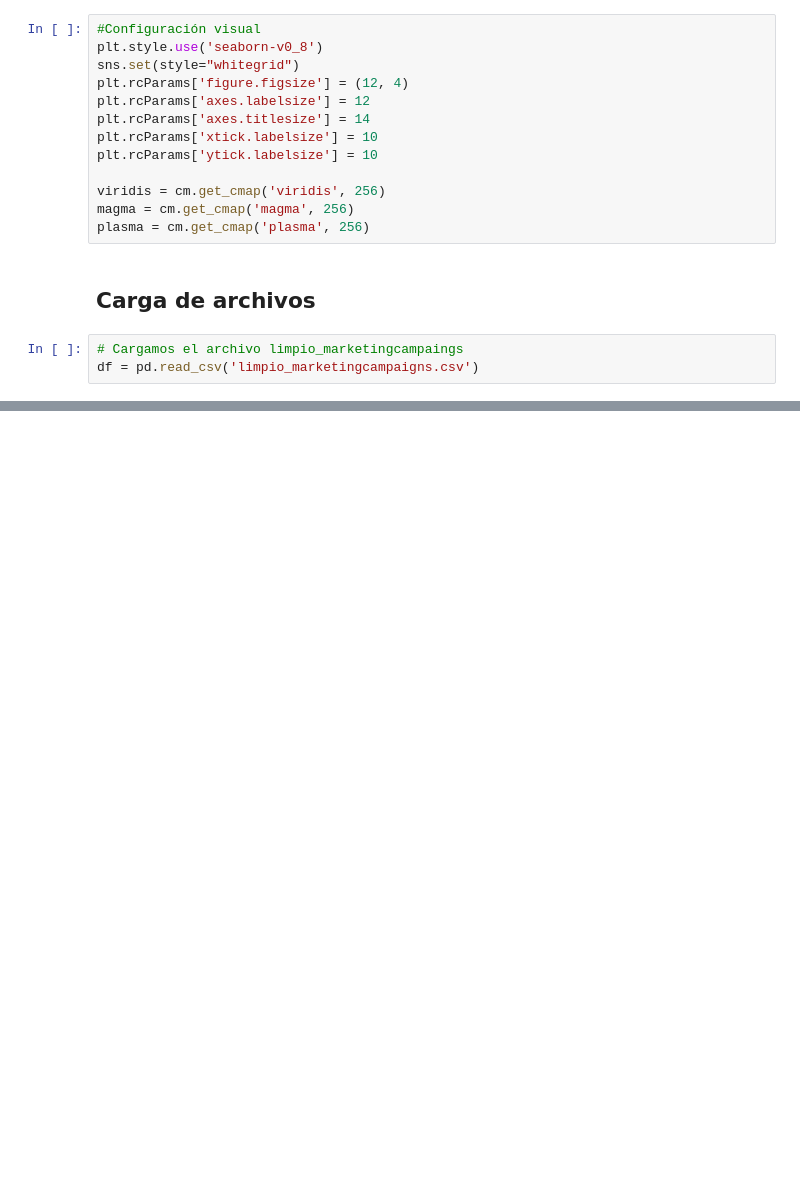
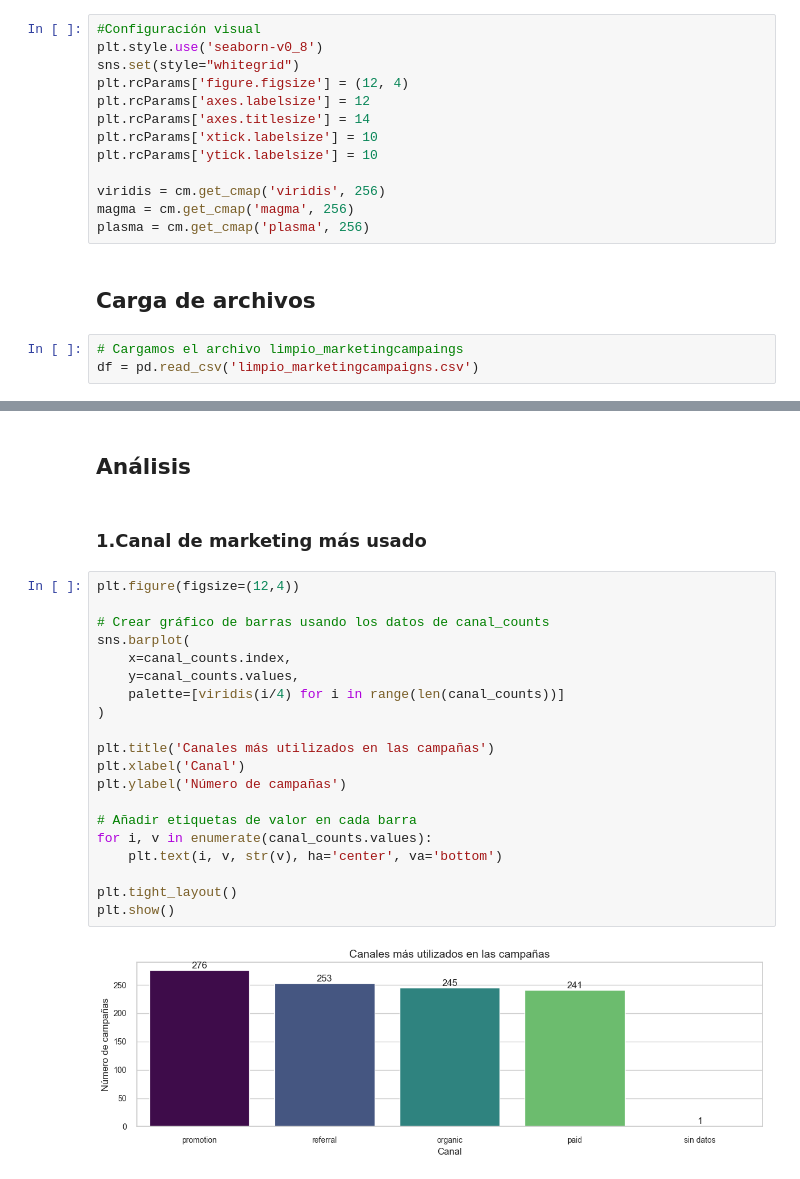
Before and after one commit to carlxngel/upgrade-hub-marketing-analysis, a Jupyter notebook: EDA.ipynb, the cells around one changed output, grey strips where cells are left out. Saved outputs shown, nothing was run; the diff lists cells and outputs as text; blank space fills up the shorter version.

```diff
--- a/EDA.ipynb
+++ b/EDA.ipynb
@@ -49,0 +47,26 @@ df.head(5)
+# %% [markdown]
+## Análisis
+# %% [markdown]
+### 1.Canal de marketing más usado
+# %%
+plt.figure(figsize=(12,4))
+
+# Crear gráfico de barras usando los datos de canal_counts
+sns.barplot(
+    x=canal_counts.index,
+    y=canal_counts.values,
+    palette=[viridis(i/4) for i in range(len(canal_counts))]
+)
+
+plt.title('Canales más utilizados en las campañas')
+plt.xlabel('Canal')
+plt.ylabel('Número de campañas')
+
+# Añadir etiquetas de valor en cada barra
+for i, v in enumerate(canal_counts.values):
+    plt.text(i, v, str(v), ha='center', va='bottom')
+
+plt.tight_layout()
+plt.show()
+# %% [output]
+[figure, added]
```
Also changed, not shown: parts of 21 cells of this notebook.
